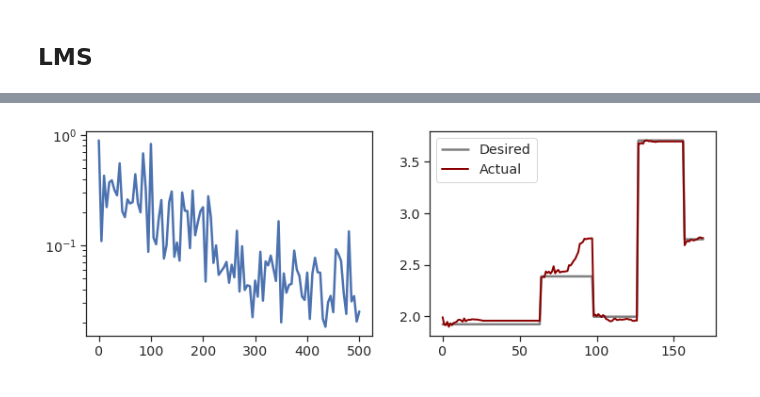
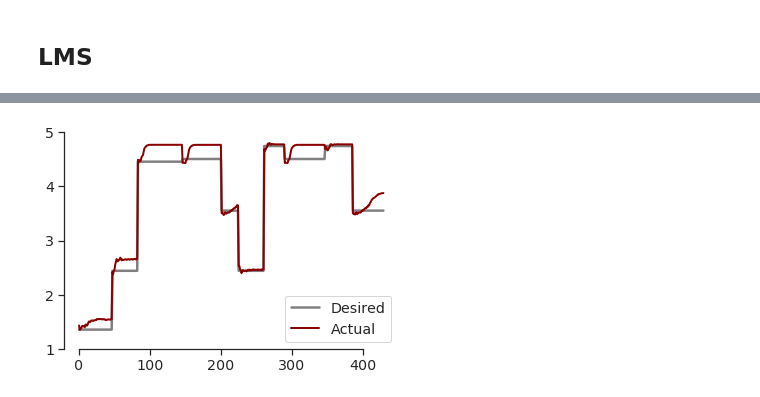
Before and after one commit to bsorsch-zz/expander_RNN, a Jupyter notebook: Recurrent expander.ipynb, the cells around one changed output, grey strips where cells are left out. Drawn from its saved outputs; the diff is of its cells as text; code cells hidden in the pictures.

```diff
--- a/Recurrent expander.ipynb
+++ b/Recurrent expander.ipynb
@@ -480,15 +481,16 @@ def RNN_step(a,h,u,z,w_out,wh,dtdivtau):
 from IPython.display import clear_output
 # %%
 tau = 1e-1
-eta = 1e-3
+eta = 1e-4
 n_targets = 9
 n_trials = 10000
 alpha = 10
 output_dim = 1
 dtdivtau = dt/tau
+val_interval = 50         # n trials between validation
 
 N = 500
-M = 1000
+M = 10000
 g = 1.2
 
 # Initialize weights
@@ -518,7 +520,7 @@ for trial in tqdm(range(n_trials)):
         w_out = LMS(b,z,f,w_out,eta)
 
     # Validate
-    if trial % 50 == 49:
+    if trial % val_interval == val_interval-1:
         clear_output()
         plt.pause(0.01)
         zs = []
@@ -539,19 +541,19 @@ for trial in tqdm(range(n_trials)):
         plt.figure(figsize=(12,4))
         plt.title(trial)
         plt.subplot(121)
-        T = np.arange(len(errs))*5
+        T = np.arange(len(errs))*val_interval
         plt.plot(T,errs)
         plt.xlabel('Trial')
         plt.ylabel('Error')
         plt.yscale('log')
-        plt.ylim([1e-3,1])
+        plt.ylim([1e-2,2])
         sns.despine(trim=True)
 
         plt.subplot(122)
         plt.plot(fs_all, c='grey', label='Desired')
         plt.plot(zs, c='darkred', linewidth=2, label='Actual');
         plt.legend();
-        plt.title('Trial: ' + str(trial))
+        plt.title('Trial: ' + str(trial*val_interval))
         plt.ylim([1,5])
         sns.despine(trim=True);
 # %% [output]
@@ -558,0 +586,9 @@ for trial in tqdm(range(n_trials)):
+# %%
+w = random.randn(10000,2)
+# %%
+b_embed = []
+for b in bs_all:
+    b_embed.append(b@w)
+# %%
+for b in b_embed:
+    plt.scatter(b[10:,0],b[10:,1],s=5)
@@ -559,30 +707,24 @@ for trial in tqdm(range(n_trials)):
 # %%
-# Final validation
 zs = []
 fs_all = []
-us_all = []
-for amp, delay in zip(amps, delays):
-    us,fs = construct_input(amp,delay)
+for i in range(10):
+    amp = random.choice(amps)
+    us,fs = construct_input(amp,delays[i])
     fs_all.append(fs)
-    us_all.append(us)
     for u,f in zip(us,fs):
         # Run RNN
         a,h,b,z = RNN_step(a,h,u,z,w_out,wh,dtdivtau)
         zs.append(z)
 zs = np.concatenate(zs)
 fs_all = np.concatenate(fs_all)
-us_all = np.concatenate(us_all)
+err = np.mean(np.abs(zs-fs_all))
+errs.append(err)
 
-
-plt.figure(figsize=(12,4))
-plt.title(trial)
-plt.subplot(121)
-T = np.arange(len(errs))*5
-plt.plot(T,errs)
-plt.yscale('log')
-plt.subplot(122)
+plt.figure(figsize=(6,4))
 plt.plot(fs_all, c='grey', label='Desired')
 plt.plot(zs, c='darkred', linewidth=2, label='Actual');
 plt.legend();
+plt.ylim([1,5])
+sns.despine(trim=True);
 # %% [output]
-[figure, old version]
+[figure, new version]
```
Also changed, not shown: parts of 50 cells of this notebook.
